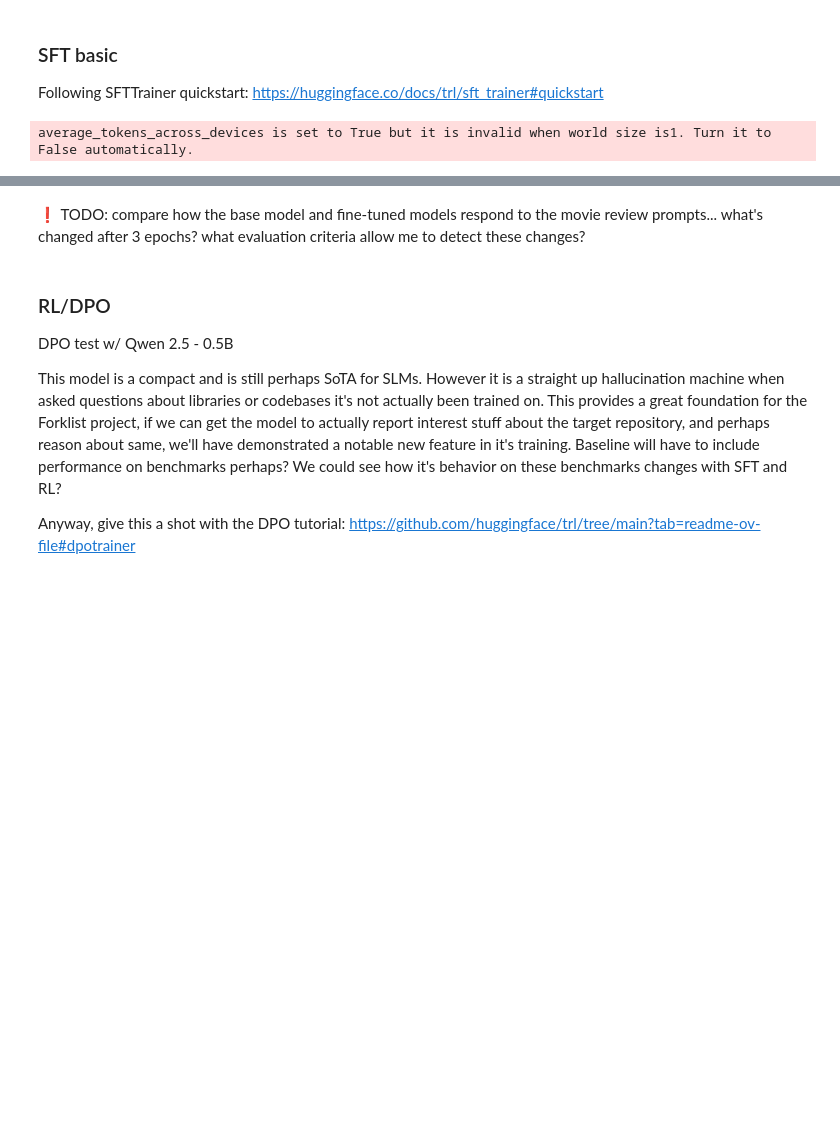
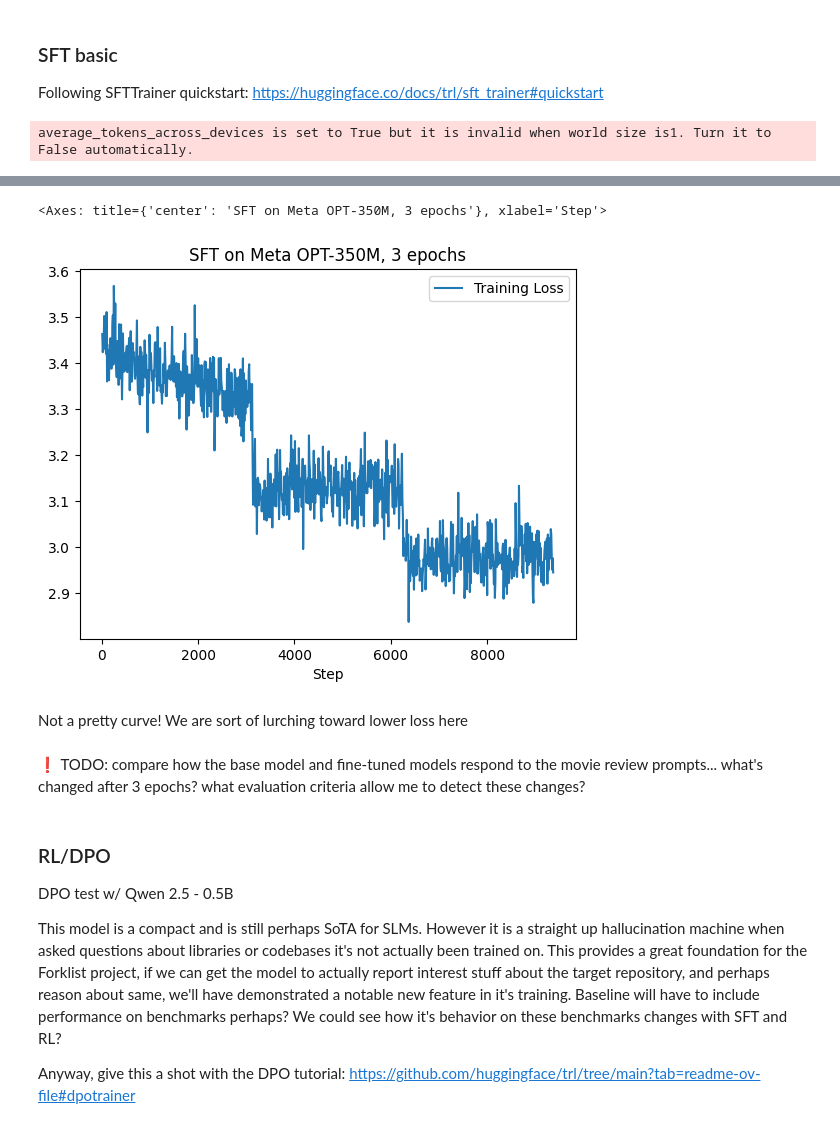
Before and after one commit to auto-d/forklift, a Jupyter notebook: notebooks/experimentation.ipynb, the cells around one changed output, grey strips where cells are left out. Drawn from its saved outputs; the diff is of its cells as text; code cells hidden in the pictures; blank space fills up the shorter version.

```diff
--- a/notebooks/experimentation.ipynb
+++ b/notebooks/experimentation.ipynb
@@ -220,0 +216,3 @@ trainer.save_model(path)
+# %%
+df = pd.read_csv("../data/opt-350m-imdb-finetune.csv", sep='\t')
+df.head()
@@ -221,3 +226,10 @@ trainer.save_model(path)
+# %%
+df.plot(x='Step', y='Training Loss', title="SFT on Meta OPT-350M, 3 epochs")
+# %% [output]
+<Axes: title={'center': 'SFT on Meta OPT-350M, 3 epochs'}, xlabel='Step'>
+[figure, added]
+# %% [markdown]
+Not a pretty curve! We are sort of lurching toward lower loss here
 # %% [markdown]
 ❗ TODO: compare how the base model and fine-tuned models respond to the movie review prompts... what's changed after 3 epochs? what evaluation criteria allow me to detect these changes?
 # %%
```
Also changed, not shown: parts of 6 cells of this notebook, 7 other files.
